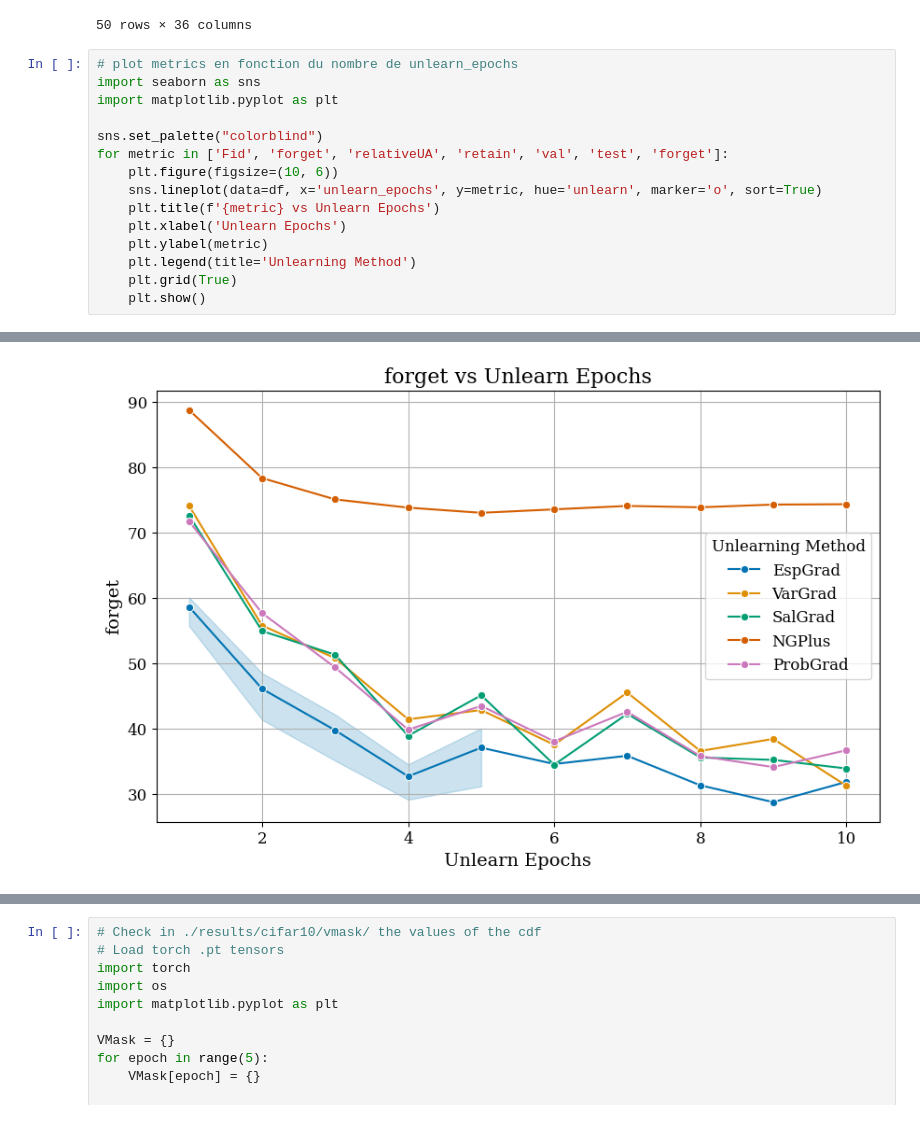
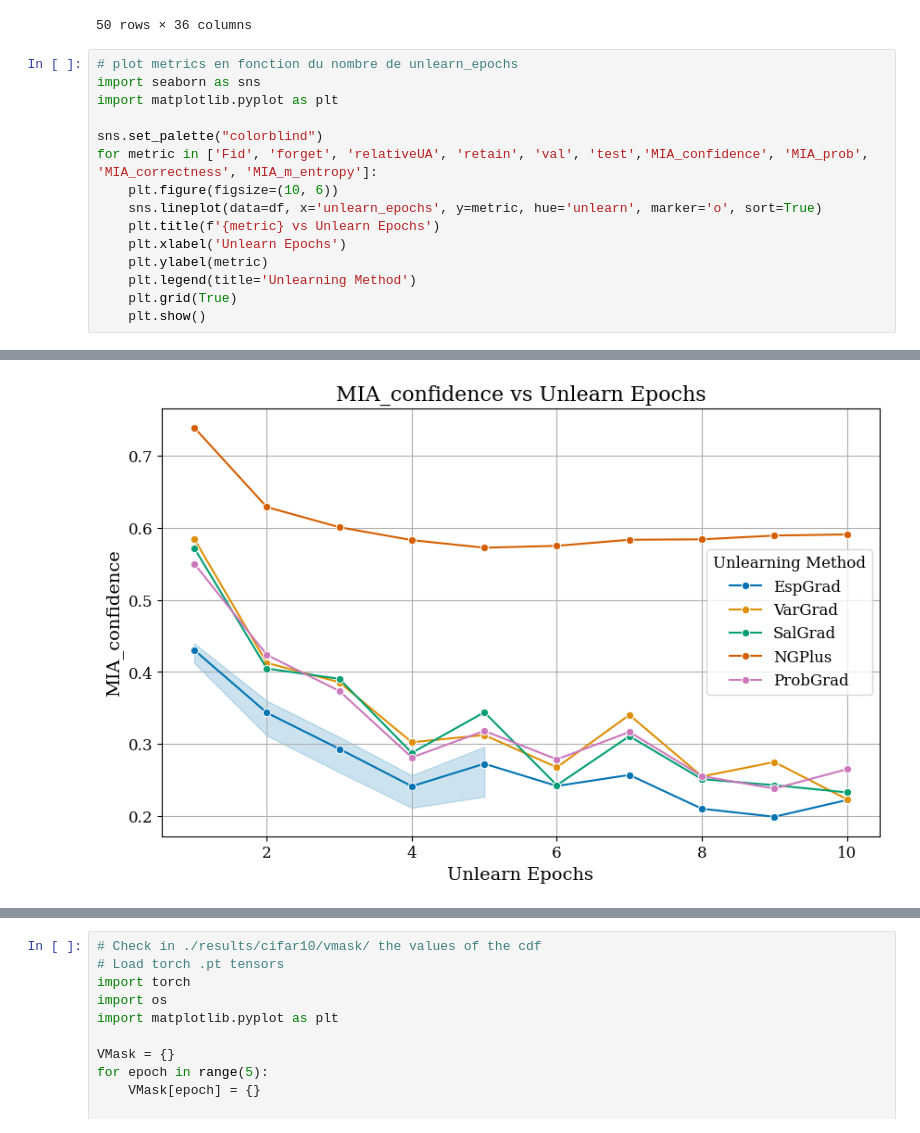
Before and after one commit to owl1996/UnlearningFocusVector, a Jupyter notebook: parse_results.ipynb, the cells around one changed output, grey strips where cells are left out. Cells and saved outputs as stored; diff of their text form.

```diff
--- a/parse_results.ipynb
+++ b/parse_results.ipynb
@@ -240,23 +240,23 @@ DataFrame shape: (69, 26)
 # %%
 # plot metrics en fonction du nombre de unlearn_epochs
 import seaborn as sns
 import matplotlib.pyplot as plt
 
 sns.set_palette("colorblind")
-for metric in ['Fid', 'forget', 'relativeUA', 'retain', 'val', 'test', 'forget']:
+for metric in ['Fid', 'forget', 'relativeUA', 'retain', 'val', 'test','MIA_confidence', 'MIA_prob', 'MIA_correctness', 'MIA_m_entropy']:
     plt.figure(figsize=(10, 6))
     sns.lineplot(data=df, x='unlearn_epochs', y=metric, hue='unlearn', marker='o', sort=True)
     plt.title(f'{metric} vs Unlearn Epochs')
     plt.xlabel('Unlearn Epochs')
     plt.ylabel(metric)
     plt.legend(title='Unlearning Method')
     plt.grid(True)
     plt.show()
 # %% [output]
 [figure]
 [figure]
 [figure]
 [figure]
 [figure]
 [figure]
-[figure, old version]
+[figure, new version]
```
Also changed, not shown: parts of 1 cell of this notebook.
